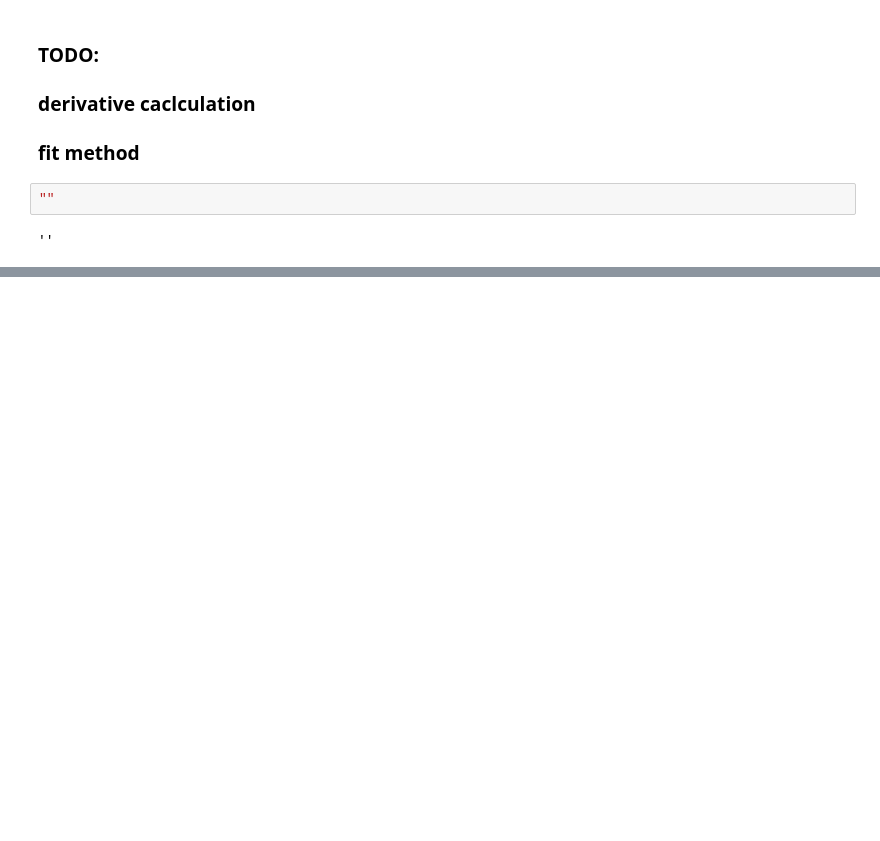
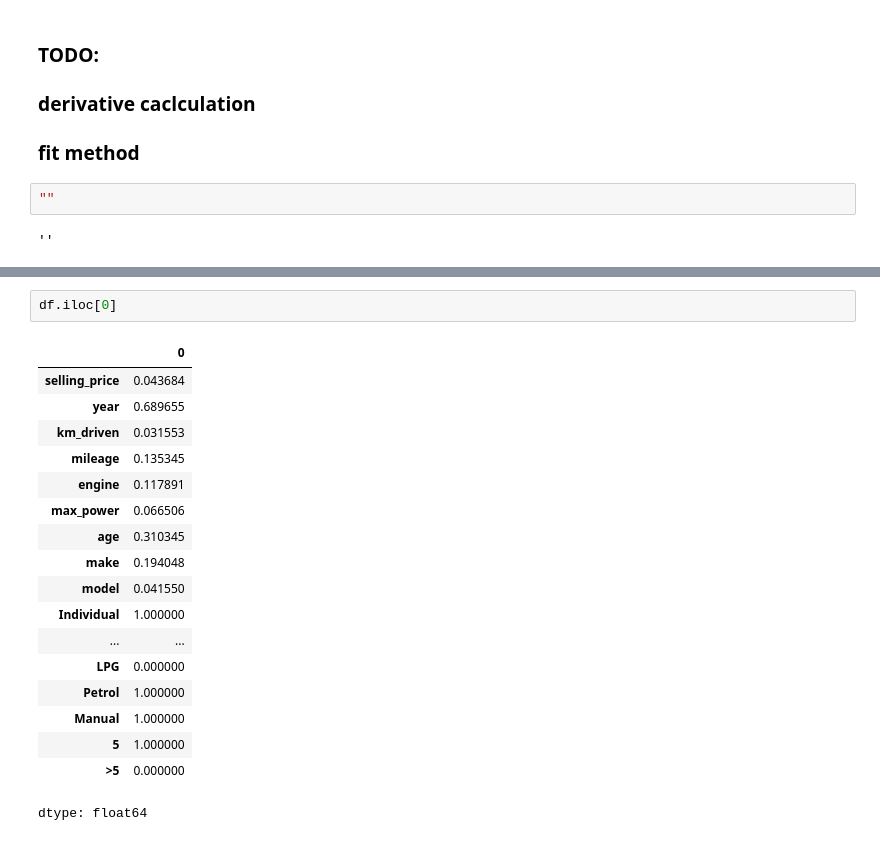
Before and after one commit to SachinScaler/May25_Intro_to_ML_NN, a Jupyter notebook: ML_Linear_Regression_2.ipynb, the cells around one changed output, grey strips where cells are left out. Drawn from its saved outputs; the diff is of its cells as text; blank space fills up the shorter version.

```diff
--- a/ML_Linear_Regression_2.ipynb
+++ b/ML_Linear_Regression_2.ipynb
@@ -280,0 +416,21 @@ plt.show()
+# %%
+df.iloc[0]
+# %% [output]
+|  | 0 |
+| selling_price | 0.043684 |
+| year | 0.689655 |
+| km_driven | 0.031553 |
+| mileage | 0.135345 |
+| engine | 0.117891 |
+| max_power | 0.066506 |
+| age | 0.310345 |
+| make | 0.194048 |
+| model | 0.041550 |
+| Individual | 1.000000 |
+| ... | ... |
+| LPG | 0.000000 |
+| Petrol | 1.000000 |
+| Manual | 1.000000 |
+| 5 | 1.000000 |
+| >5 | 0.000000 |
+dtype: float64
```
Also changed, not shown: parts of 18 cells of this notebook.
